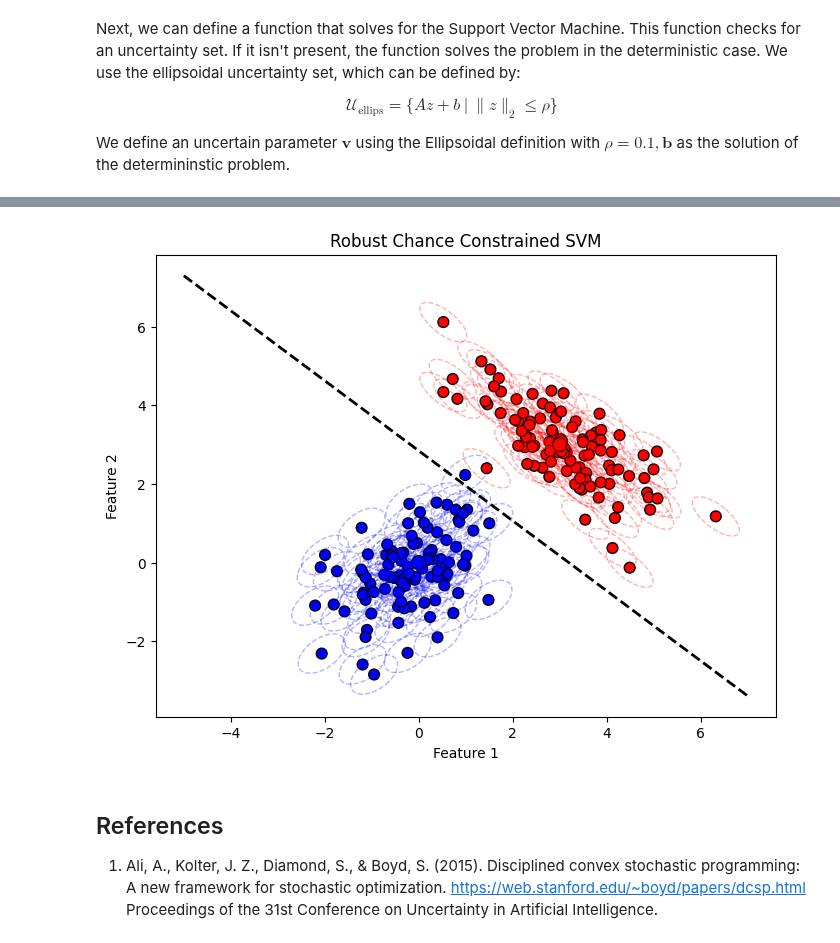
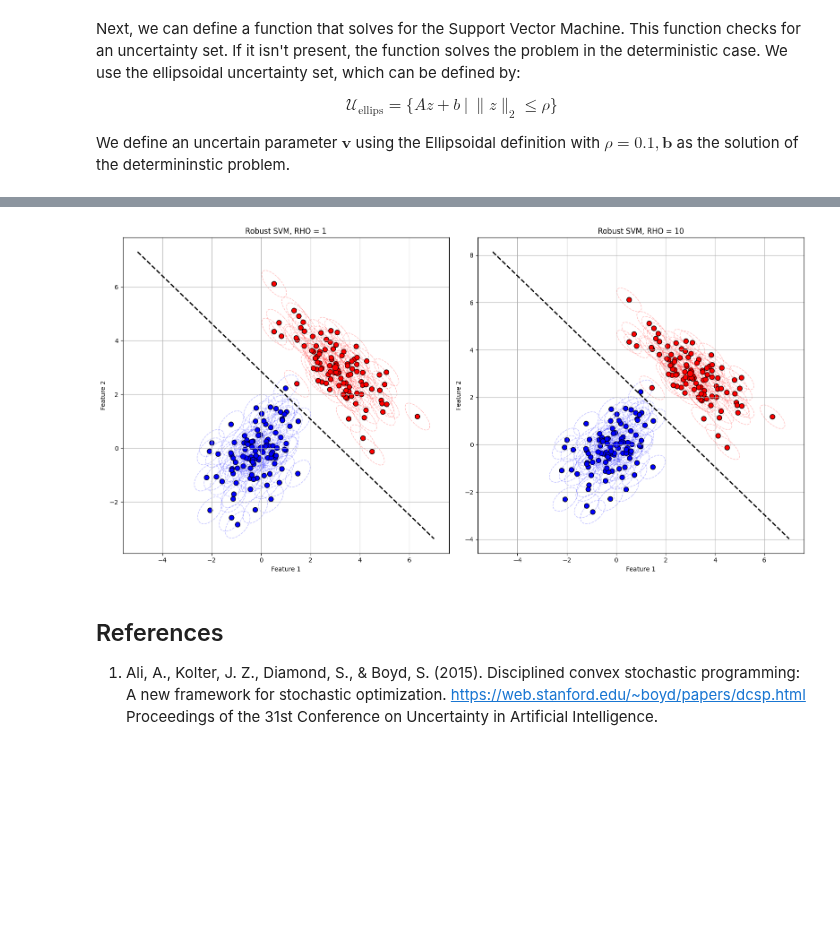
Before and after one commit to stellatogrp/lropt, a Jupyter notebook: docs/getting_started/robust_problems/robust_svm.ipynb, the cells around one changed output, grey strips where cells are left out. Drawn from its saved outputs; the diff is of its cells as text; code cells hidden in the pictures; blank space fills up the shorter version.

Commit message:
updated visualizations with feedback

```diff
--- a/docs/getting_started/robust_problems/robust_svm.ipynb
+++ b/docs/getting_started/robust_problems/robust_svm.ipynb
@@ -30,7 +30,7 @@ N=2
 M = 100
 C = 0.01 #Regularization Constant
 V = 2
-RHO = 0.1
+rho_values = [1, 10]
 P = 2
 MU_1 = np.array([0, 0])           # Mean for class 1
 SIG_1 = np.array([[1, 0.5],       # Covariance for class 1
@@ -77,7 +71,0 @@ Finally, we can solve the problem.
-# %%
-v = solve_svm(lropt.Ellipsoidal(p = P,rho=RHO))
-w_opt = v[0]
-b_opt = v[1]
-
-#draw ellipsoid as a bowl around data i - make it very light
-#make another plot where rho has twice the size,
@@ -85,0 +74,10 @@ This is a visualization of the hyperplane and the uncertainty set.
+# %%
+def plot_ellipsoid(ax, center, covariance, color, alpha=0.3, linewidth=1):
+    vals, vecs = np.linalg.eigh(covariance)
+    sort_idx = np.argsort(vals)[::-1]
+    vals, vecs = vals[sort_idx], vecs[:, sort_idx]
+    width, height = np.sqrt(vals)
+    angle = np.degrees(np.arctan2(*vecs[:, 0][::-1]))
+    ellipse = Ellipse(xy=center, width=width, height=height, angle=angle,
+                      edgecolor=color, facecolor='none', linestyle='--', linewidth=linewidth, alpha=alpha)
+    ax.add_patch(ellipse)
@@ -86,63 +86,44 @@ This is a visualization of the hyperplane and the uncertainty set.
 # %%
-def plot_ellipsoid(ax, center, covariance, color, alpha):
-    vals, vecs = np.linalg.eigh(covariance)
-    sort_idx = np.argsort(vals)[::-1]
-    vals, vecs = vals[sort_idx], vecs[:, sort_idx]
+fig, ax = plt.subplots(1, 2, figsize=(16, 8))
 
-    width, height = np.sqrt(vals)
-    angle = np.degrees(np.arctan2(*vecs[:, 0][::-1]))
+for i, RHO in enumerate(rho_values):
+    w_opt, b_opt = solve_svm(lropt.Ellipsoidal(p=P, rho=RHO))
 
-    ellipse = Ellipse(xy=center, width=width, height=height, angle=angle,
-                      edgecolor=color, facecolor='none', linestyle='--', linewidth=1, alpha=alpha)
-    ax.add_patch(ellipse)
+    df = pd.DataFrame({
+        'Feature 1': np.vstack([DATA_1, DATA_2])[:, 0],
+        'Feature 2': np.vstack([DATA_1, DATA_2])[:, 1],
+        'Class': ['Class 1'] * M + ['Class 2'] * M
+    })
 
+    colors = {'Class 1': 'blue', 'Class 2': 'red'}
+    x_range = np.linspace(-5, 7, 100)
+    y_range = - (w_opt[0] * x_range + b_opt) / w_opt[1]
 
-df = pd.DataFrame({
-    'Feature 1': np.vstack([DATA_1, DATA_2])[:, 0],
-    'Feature 2': np.vstack([DATA_1, DATA_2])[:, 1],
-    'Class': ['Class 1'] * M + ['Class 2'] * M
-})
+    mean_df = pd.DataFrame({
+        'Feature 1': [MU_1[0], MU_2[0]],
+        'Feature 2': [MU_1[1], MU_2[1]],
+        'Class': ['Class 1', 'Class 2']
+    })
 
-mean_df = pd.DataFrame({
-    'Feature 1': [MU_1[0], MU_2[0]],
-    'Feature 2': [MU_1[1], MU_2[1]],
-    'Class': ['Class 1', 'Class 2']
-})
+    ax[i].scatter(df['Feature 1'], df['Feature 2'], c=df['Class'].map(colors), label=df['Class'].unique(), s=60, edgecolor='k')
+    ax[i].plot(x_range, y_range, color='black', linestyle='--', linewidth=2, label='Decision Boundary')
 
+    ax[i].scatter(mean_df['Feature 1'], mean_df['Feature 2'], c=mean_df['Class'].map(colors), s=100, edgecolor='k', label='Means')
 
-fig, ax = plt.subplots(figsize=(8, 6))
+    # Plot small, faint ellipses around each data point
+    for j in range(len(df)):
+        covariance = SIG_1 if df.iloc[j]['Class'] == 'Class 1' else SIG_2
+        plot_ellipsoid(ax[i], df.iloc[j][['Feature 1', 'Feature 2']].values, covariance, color=colors[df.iloc[j]['Class']], alpha=0.25)
 
+    ax[i].set_xlabel('Feature 1')
+    ax[i].set_ylabel('Feature 2')
+    ax[i].set_title(f'Robust SVM, RHO = {RHO}')
+    ax[i].grid(True)
 
-sc = ax.scatter(df['Feature 1'], df['Feature 2'], c=df['Class'].map({'Class 1': 'blue', 'Class 2': 'red'}),
-                label=df['Class'].unique(), s=60, edgecolor='k')
-
-
-x_range = np.linspace(-5, 7, 100)
-y_range = - (w_opt[0] * x_range + b_opt) / w_opt[1]
-ax.plot(x_range, y_range, color='black', linestyle='--', linewidth=2, label='Decision Boundary')
-
-
-ax.scatter(mean_df['Feature 1'], mean_df['Feature 2'], c=mean_df['Class'].map({'Class 1': 'blue', 'Class 2': 'red'}),
-           s=100, edgecolor='k', label='Means')
-
-
-for i in range(len(df)):
-    center = df[['Feature 1', 'Feature 2']].iloc[i].values
-    if df['Class'].iloc[i] == 'Class 1':
-        covariance = SIG_1
-        color = 'blue'
-    else:
-        covariance = SIG_2
-        color = 'red'
-    plot_ellipsoid(ax, center, covariance, color, alpha=0.3)
-
-ax.set_xlabel('Feature 1')
-ax.set_ylabel('Feature 2')
-ax.set_title('Robust Chance Constrained SVM')
-plt.grid(False)
+plt.tight_layout()
 plt.show()
 # %% [output]
-[figure, old version]
+[figure, new version]
 # %% [markdown]
 ## References
 
```
Also changed, not shown: parts of 6 cells of this notebook, 2 other files.
